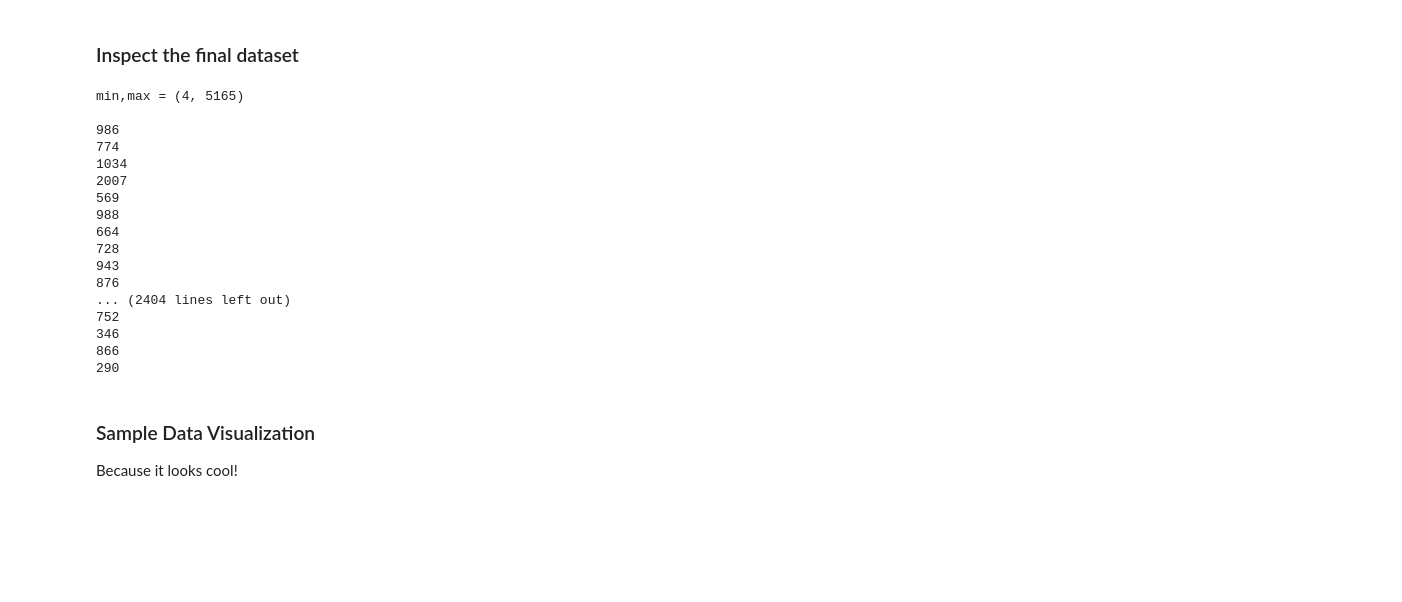
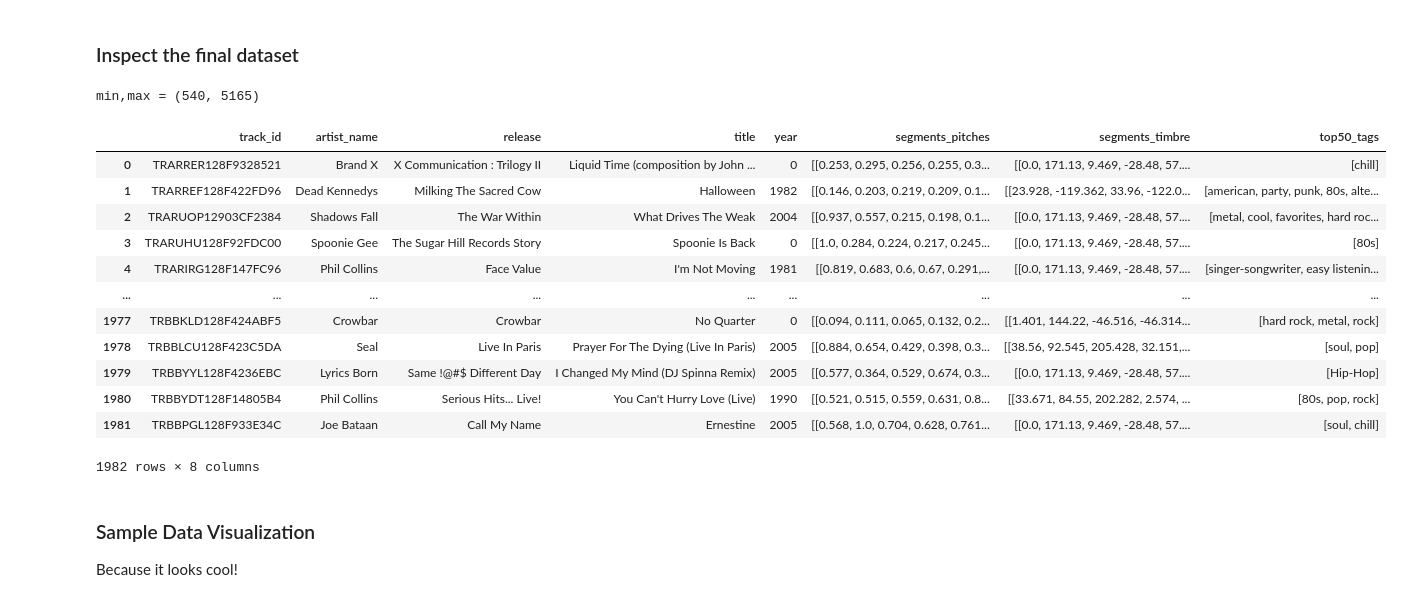
Before and after one commit to tima0476/final_timothy_mason_csci5922_s20, a Jupyter notebook: final_timothy_mason_csci5922_s20.ipynb, the cells around one changed output. Cells and saved outputs as stored; diff of their text form; code cells hidden in the pictures; blank space fills up the shorter version.

```diff
--- a/final_timothy_mason_csci5922_s20.ipynb
+++ b/final_timothy_mason_csci5922_s20.ipynb
@@ -35,6 +35,8 @@ import hdf5_getters        # https://github.com/tbertinmahieux/MSongsDB/tree/mas
 # it under the terms of the GNU General Public License as published by
 # the Free Software Foundation, either version 3 of the License, or
 # (at your option) any later version.
+
+min_segments = 540    # Don't use any MSD entries with fewer than this many segments
 # %% [markdown]
 ## Import data functions
 # %%
@@ -102,9 +104,12 @@ def hdf_tree_to_dataframe(msd_path='./MillionSongSubset/data',
             t = getattr(hdf5_getters, "get_"+c)(h5file)
             d[c] = t
         h5file.close()
-        data.append(d)
+
+        # Only keep records with at least the minimum number of segments
+        if len(d['segments_pitches']) >= min_segments:
+            data.append(d)
+
     return pd.DataFrame(data)
-#     return pd.DataFrame(data).set_index('track_id')
 
 def json_tree_to_dataframe( lfm_path='./lastfm_subset' ):
     """
@@ -148,7 +153,6 @@ def json_tree_to_dataframe( lfm_path='./lastfm_subset' ):
                     data.append(j)
 
     return pd.DataFrame(data)[['track_id','artist_name','title','top50_tags']] # only keep the useful bits
-#     return pd.DataFrame(data).set_index('track_id')[['artist_name','title','top50_tags']] # only keep the useful bits
 # %% [markdown]
 ## Load and merge the datasets
 # %%
@@ -165,38 +169,33 @@ else:
 # %%
 mn=100000
 mx=0
 seglist = []
 for i in df.index:
     segs,_ = df.segments_pitches[i].shape
-    seglist.append(segs)
+    seglist.append((segs,df.title[i],df.artist_name[i]))
     if segs<mn:
         mn = segs
     if segs>mx:
         mx = segs
 
 print(f"min,max = {(mn,mx)}")
-print()
-for i in seglist:
-    print(i)
-# df
+
+df
 # %% [output]
-min,max = (4, 5165)
-
-986
-774
-1034
-2007
-569
-988
-664
-728
-943
-876
-... (2404 lines left out)
-752
-346
-866
-290
+min,max = (540, 5165)
+|  | track_id | artist_name | release | title | year | segments_pitches | segments_timbre | top50_tags |
+| 0 | TRARRER128F9328521 | Brand X | X Communication : Trilogy II | Liquid Time (composition by John ... | 0 | [[0.253, 0.295, 0.256, 0.255, 0.3... | [[0.0, 171.13, 9.469, -28.48, 57.... | [chill] |
+| 1 | TRARREF128F422FD96 | Dead Kennedys | Milking The Sacred Cow | Halloween | 1982 | [[0.146, 0.203, 0.219, 0.209, 0.1... | [[23.928, -119.362, 33.96, -122.0... | [american, party, punk, 80s, alte... |
+| 2 | TRARUOP12903CF2384 | Shadows Fall | The War Within | What Drives The Weak | 2004 | [[0.937, 0.557, 0.215, 0.198, 0.1... | [[0.0, 171.13, 9.469, -28.48, 57.... | [metal, cool, favorites, hard roc... |
+| 3 | TRARUHU128F92FDC00 | Spoonie Gee | The Sugar Hill Records Story | Spoonie Is Back | 0 | [[1.0, 0.284, 0.224, 0.217, 0.245... | [[0.0, 171.13, 9.469, -28.48, 57.... | [80s] |
+| 4 | TRARIRG128F147FC96 | Phil Collins | Face Value | I'm Not Moving | 1981 | [[0.819, 0.683, 0.6, 0.67, 0.291,... | [[0.0, 171.13, 9.469, -28.48, 57.... | [singer-songwriter, easy listenin... |
+| ... | ... | ... | ... | ... | ... | ... | ... | ... |
+| 1977 | TRBBKLD128F424ABF5 | Crowbar | Crowbar | No Quarter | 0 | [[0.094, 0.111, 0.065, 0.132, 0.2... | [[1.401, 144.22, -46.516, -46.314... | [hard rock, metal, rock] |
+| 1978 | TRBBLCU128F423C5DA | Seal | Live In Paris | Prayer For The Dying (Live In Paris) | 2005 | [[0.884, 0.654, 0.429, 0.398, 0.3... | [[38.56, 92.545, 205.428, 32.151,... | [soul, pop] |
+| 1979 | TRBBYYL128F4236EBC | Lyrics Born | Same !@#$ Different Day | I Changed My Mind (DJ Spinna Remix) | 2005 | [[0.577, 0.364, 0.529, 0.674, 0.3... | [[0.0, 171.13, 9.469, -28.48, 57.... | [Hip-Hop] |
+| 1980 | TRBBYDT128F14805B4 | Phil Collins | Serious Hits... Live! | You Can't Hurry Love (Live) | 1990 | [[0.521, 0.515, 0.559, 0.631, 0.8... | [[33.671, 84.55, 202.282, 2.574, ... | [80s, pop, rock] |
+| 1981 | TRBBPGL128F933E34C | Joe Bataan | Call My Name | Ernestine | 2005 | [[0.568, 1.0, 0.704, 0.628, 0.761... | [[0.0, 171.13, 9.469, -28.48, 57.... | [soul, chill] |
+1982 rows × 8 columns
 # %% [markdown]
 ### Sample Data Visualization
 
```
Also changed, not shown: parts of 2 cells of this notebook.
